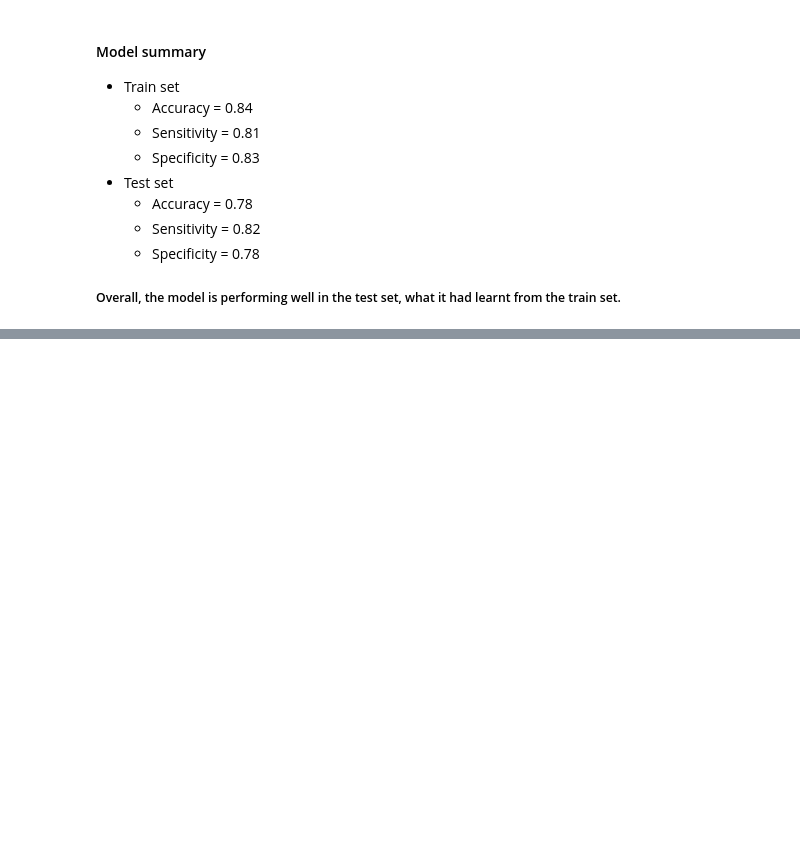
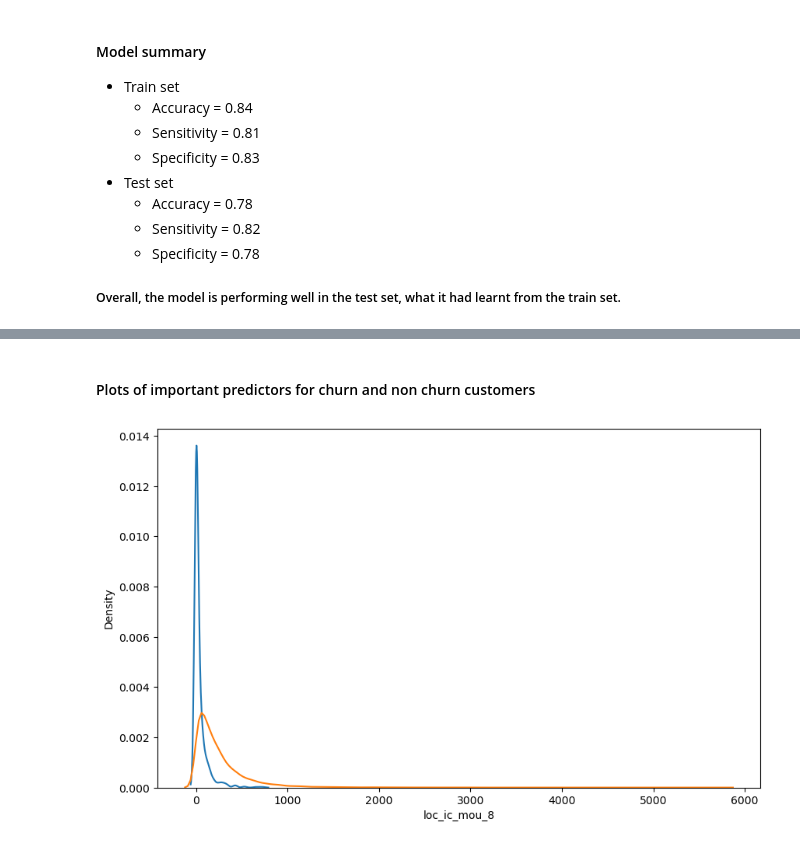
Before and after one commit to burakarabacioglu/Vodafone-ML-Internship-Portfolio, a Jupyter notebook: Customer_Churn_Prediction/churn_prediction.ipynb, the cells around one changed output, grey strips where cells are left out. Saved outputs shown, nothing was run; the diff lists cells and outputs as text; code cells hidden in the pictures; blank space fills up the shorter version.

```diff
--- a/Customer_Churn_Prediction/churn_prediction.ipynb
+++ b/Customer_Churn_Prediction/churn_prediction.ipynb
@@ -1843,0 +1870,10 @@ Specificity:- 0.6720269259536276
+# %% [markdown]
+#### Plots of important predictors for churn and non churn customers
+# %%
+# Plotting loc_ic_mou_8 predictor for churn and not churn customers
+fig = plt.figure(figsize=(10,6))
+sns.distplot(data_churn['loc_ic_mou_8'],label='churn',hist=False)
+sns.distplot(data_non_churn['loc_ic_mou_8'],label='not churn',hist=False)
+plt.show()
+# %% [output]
+[figure, added]
```
Also changed, not shown: parts of 9 cells of this notebook.
